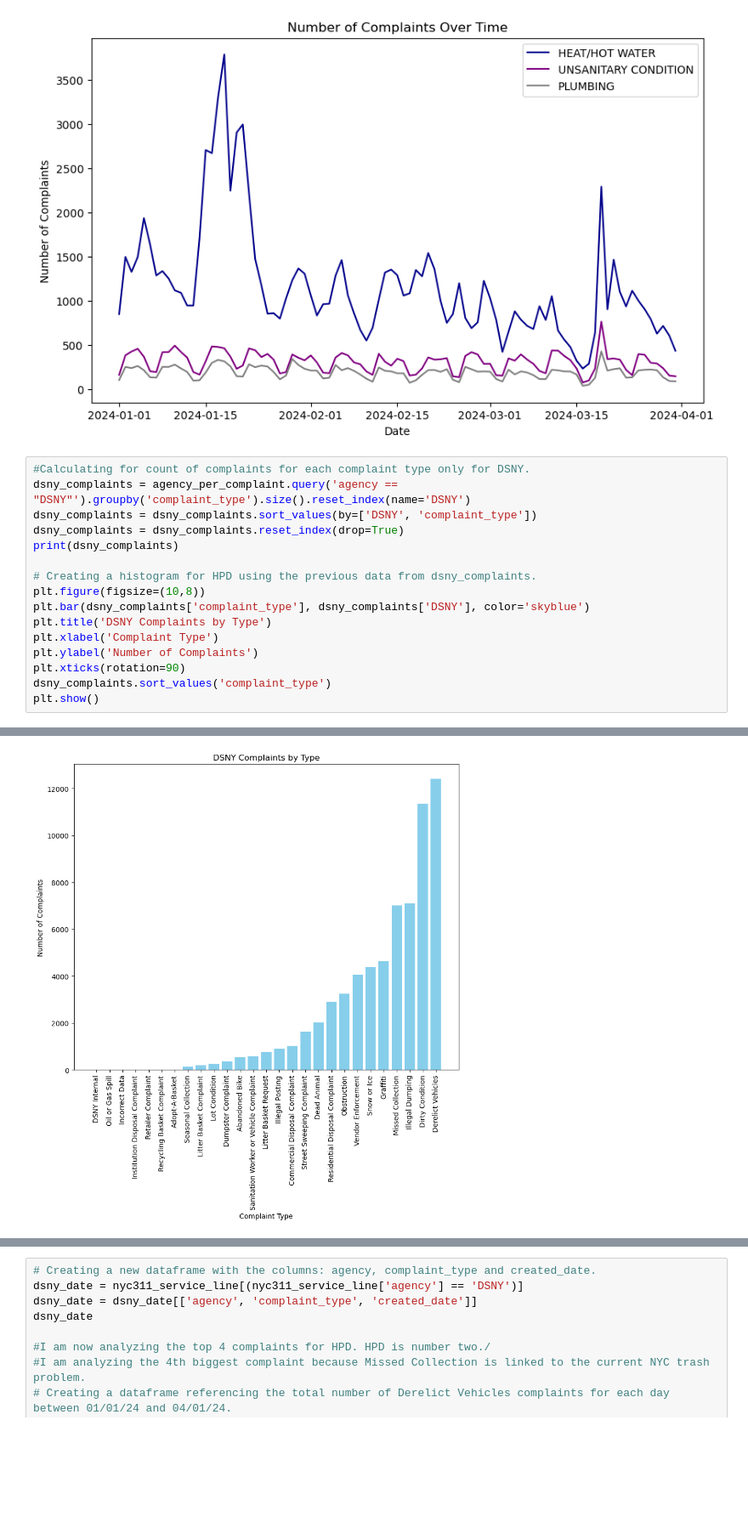
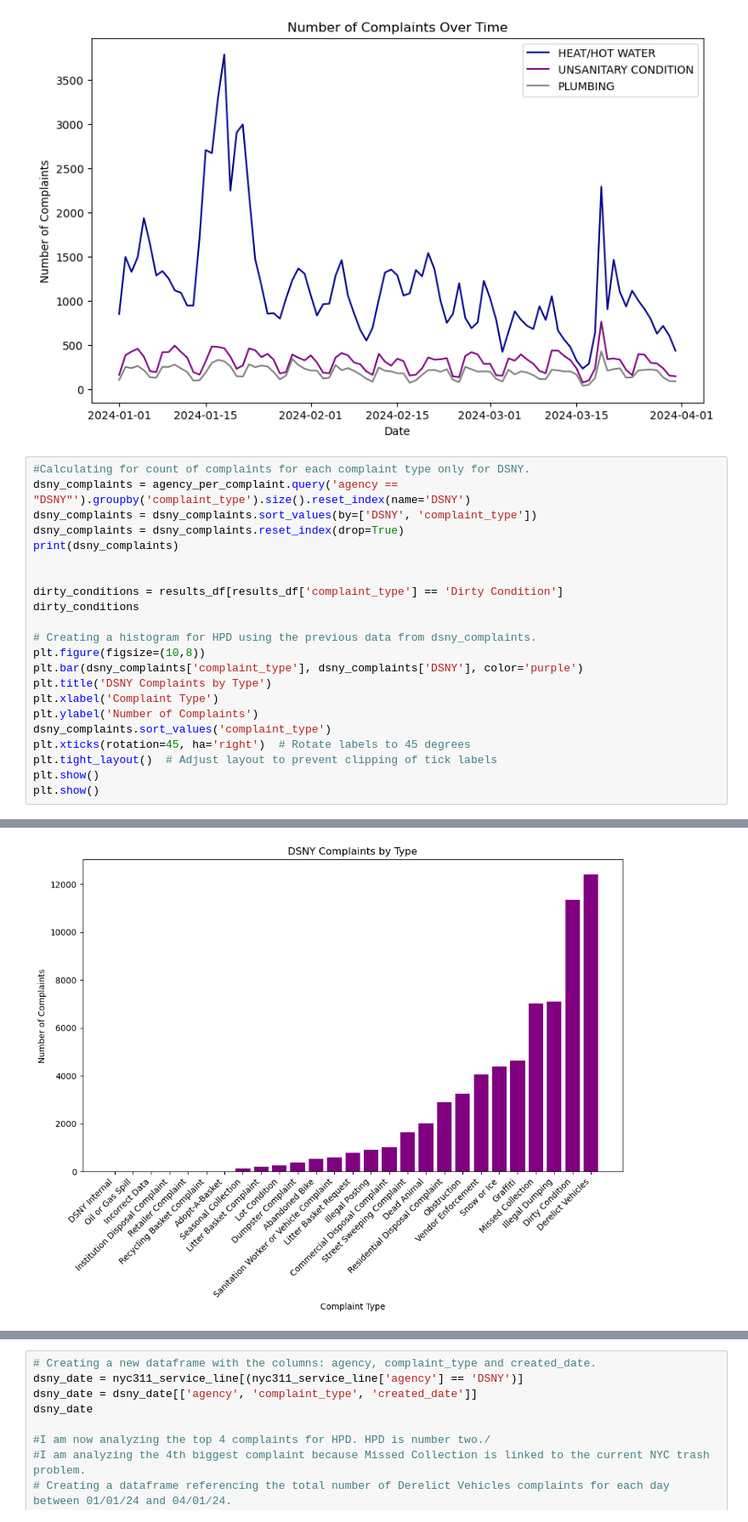
Before and after one commit to ajones1010/NYC-311-Analysis, a Jupyter notebook: nyc_311.ipynb, the cells around one changed output, grey strips where cells are left out. Shown at 85% size. Cells and saved outputs as stored; diff of their text form; blank space fills up the shorter version.

```diff
--- a/nyc_311.ipynb
+++ b/nyc_311.ipynb
@@ -1185,33 +1184,39 @@ plt.show()
 dsny_complaints = agency_per_complaint.query('agency == "DSNY"').groupby('complaint_type').size().reset_index(name='DSNY')
 dsny_complaints = dsny_complaints.sort_values(by=['DSNY', 'complaint_type'])
 dsny_complaints = dsny_complaints.reset_index(drop=True)
 print(dsny_complaints)
 
+
+dirty_conditions = results_df[results_df['complaint_type'] == 'Dirty Condition']
+dirty_conditions
+
 # Creating a histogram for HPD using the previous data from dsny_complaints.
 plt.figure(figsize=(10,8))
-plt.bar(dsny_complaints['complaint_type'], dsny_complaints['DSNY'], color='skyblue')
+plt.bar(dsny_complaints['complaint_type'], dsny_complaints['DSNY'], color='purple')
 plt.title('DSNY Complaints by Type')
 plt.xlabel('Complaint Type')
 plt.ylabel('Number of Complaints')
-plt.xticks(rotation=90)
 dsny_complaints.sort_values('complaint_type')
+plt.xticks(rotation=45, ha='right')  # Rotate labels to 45 degrees
+plt.tight_layout()  # Adjust layout to prevent clipping of tick labels
 plt.show()
+plt.show()
 # %% [output]
                             complaint_type   DSNY
 0                            DSNY Internal      1
 1                         Oil or Gas Spill      2
 2                           Incorrect Data      5
 3           Institution Disposal Complaint      9
 4                       Retailer Complaint      9
 5               Recycling Basket Complaint     10
 6                           Adopt-A-Basket     14
 7                      Seasonal Collection    140
 8                  Litter Basket Complaint    207
 9                            Lot Condition    264
 10                      Dumpster Complaint    378
 ... (12 lines left out)
 23                       Missed Collection   7020
 24                         Illegal Dumping   7105
 25                         Dirty Condition  11357
 26                       Derelict Vehicles  12412
-[figure, old version]
+[figure, new version]
```
Also changed, not shown: parts of 12 cells of this notebook, 2 other files.
